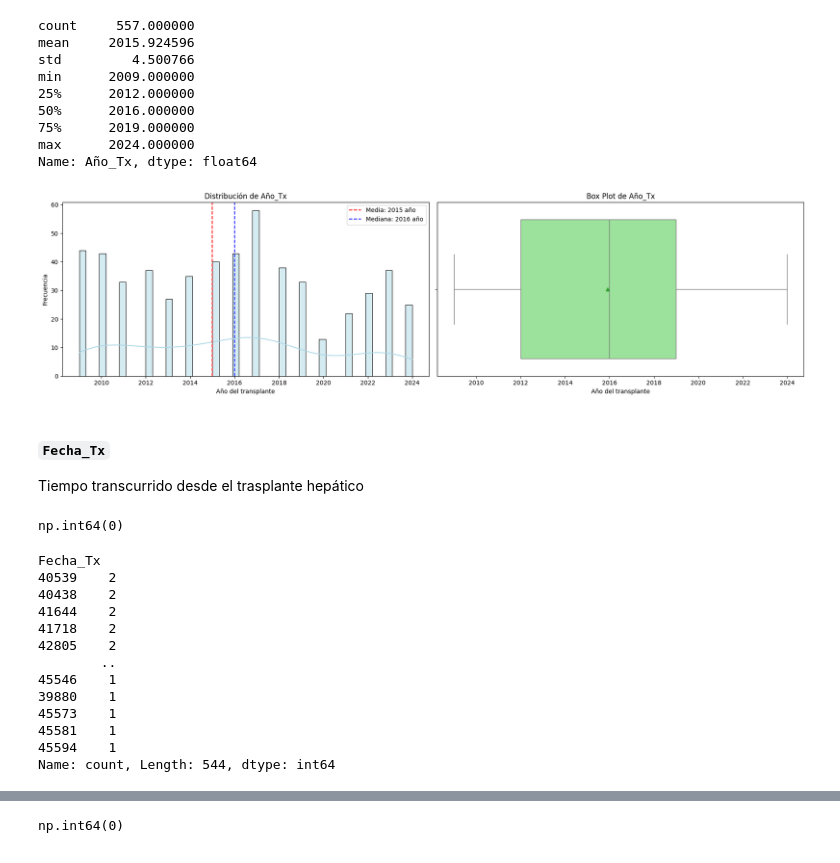
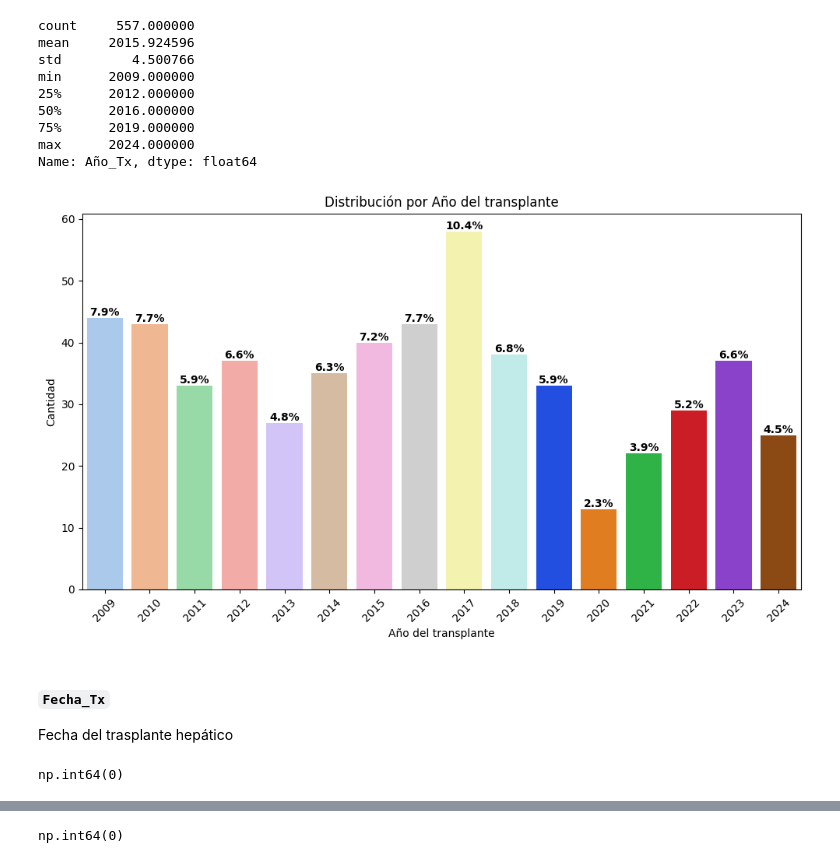
Before and after one commit to maperezp/Proyecto-CDA, a Jupyter notebook: src/proyecto_E1.ipynb, the cells around one changed output, grey strips where cells are left out. Saved outputs shown, nothing was run; the diff lists cells and outputs as text; code cells hidden in the pictures.

Commit message:
Limpieza de datos

```diff
--- a/src/proyecto_E1.ipynb
+++ b/src/proyecto_E1.ipynb
@@ -8,0 +17,3 @@ import seaborn as sns
+# %%
+EXCEL_PATH = "../Data/Base infecciones POPTH.xlsx"
+CODEBOOK_PATH = "../Data/new_codebook.json"
@@ -10,8 +24,6 @@ import seaborn as sns
 ## **1. Entendimiento inicial**
 # %% [markdown]
 Se carga el dataset
-# %%
-EXCEL_PATH = "Base infecciones POPTH.xlsx"
 # %%
 #df = pd.read_excel(EXCEL_PATH, sheet_name="Base de datos principal") #HOJA ORIGINAL
 df = pd.read_excel(EXCEL_PATH, sheet_name="BD") #HOJA LIMPIA
@@ -191,6 +256,6 @@ df_codebook_new
 | 58 | SOBREVIDA_MESES | Sobrevida en meses post trasplante | float64 | {} | Numerical |
 | 59 | SOBREVIDA_AÑOS | Sobrevida en años post trasplante | float64 | {} | Numerical |
 # %%
-# guardar la fila como un archivo JSON
-with open("new_codebook.json", "w", encoding="utf-8") as f:
+# guardar el nuevo diccionario de datos como un archivo JSON
+with open(CODEBOOK_PATH, "w", encoding="utf-8") as f:
     json.dump(df_codebook_new.set_index("Column").to_dict(orient="index"), f, ensure_ascii=False, indent=3)
@@ -199,4 +261,0 @@ with open("new_codebook.json", "w", encoding="utf-8") as f:
-# %%
-# cargar nuevo codebook
-with open("new_codebook.json", "r", encoding="utf-8") as f:
-    df_codebook = json.load(f)
@@ -353,29 +530,13 @@ min      2009.000000
 max      2024.000000
 Name: Año_Tx, dtype: float64
 # %%
-graficar_var_numerica(df, "Año_Tx", "Año del transplante")
+graficar_var_categorica(df, "Año_Tx", "Año del transplante", ordinal=True)
 # %% [output]
-[figure, old version]
+[figure, new version]
 # %% [markdown]
 #### ``Fecha_Tx``
-Tiempo transcurrido desde el trasplante hepático
+Fecha del trasplante hepático
 # %%
 df["Fecha_Tx"].isna().sum()
 # %% [output]
 np.int64(0)
-# %%
-df["Fecha_Tx"].value_counts(dropna=False)
-# %% [output]
-Fecha_Tx
-40539    2
-40438    2
-41644    2
-41718    2
-42805    2
-        ..
-45546    1
-39880    1
-45573    1
-45581    1
-45594    1
-Name: count, Length: 544, dtype: int64
```
Also changed, not shown: parts of 149 cells of this notebook, 2 other files.
